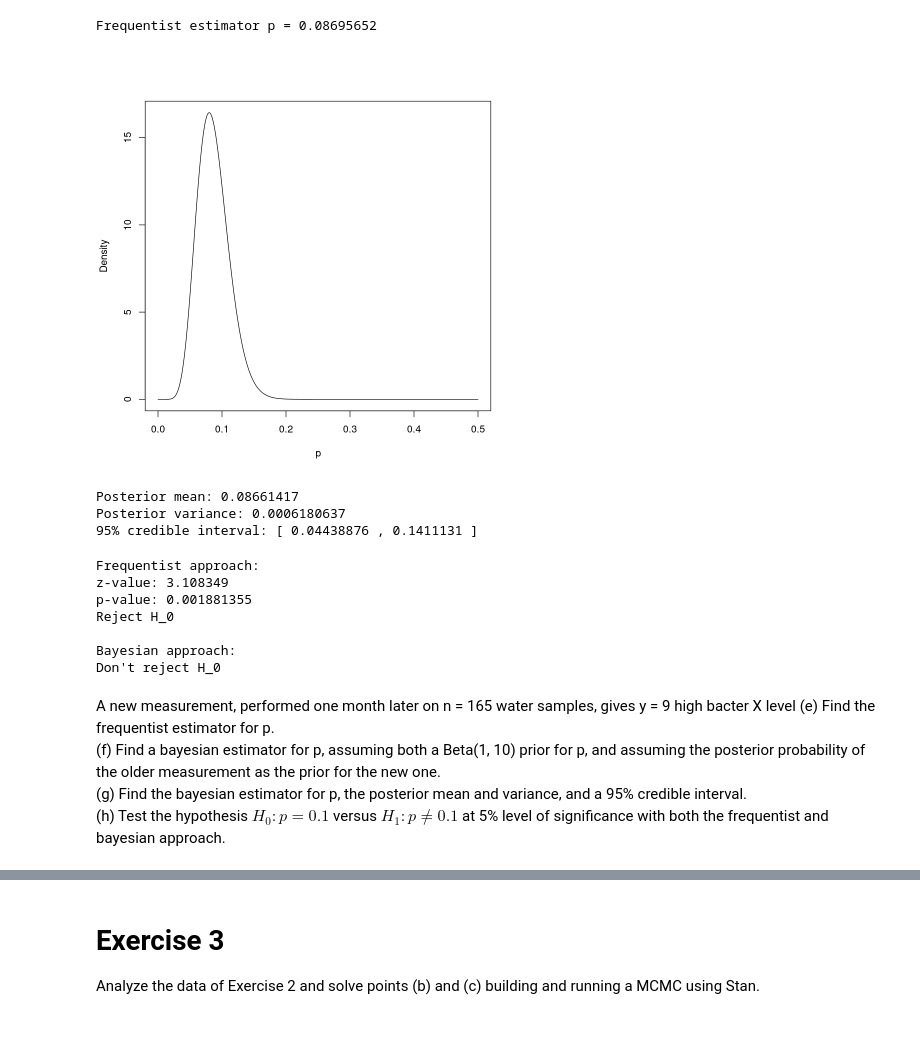
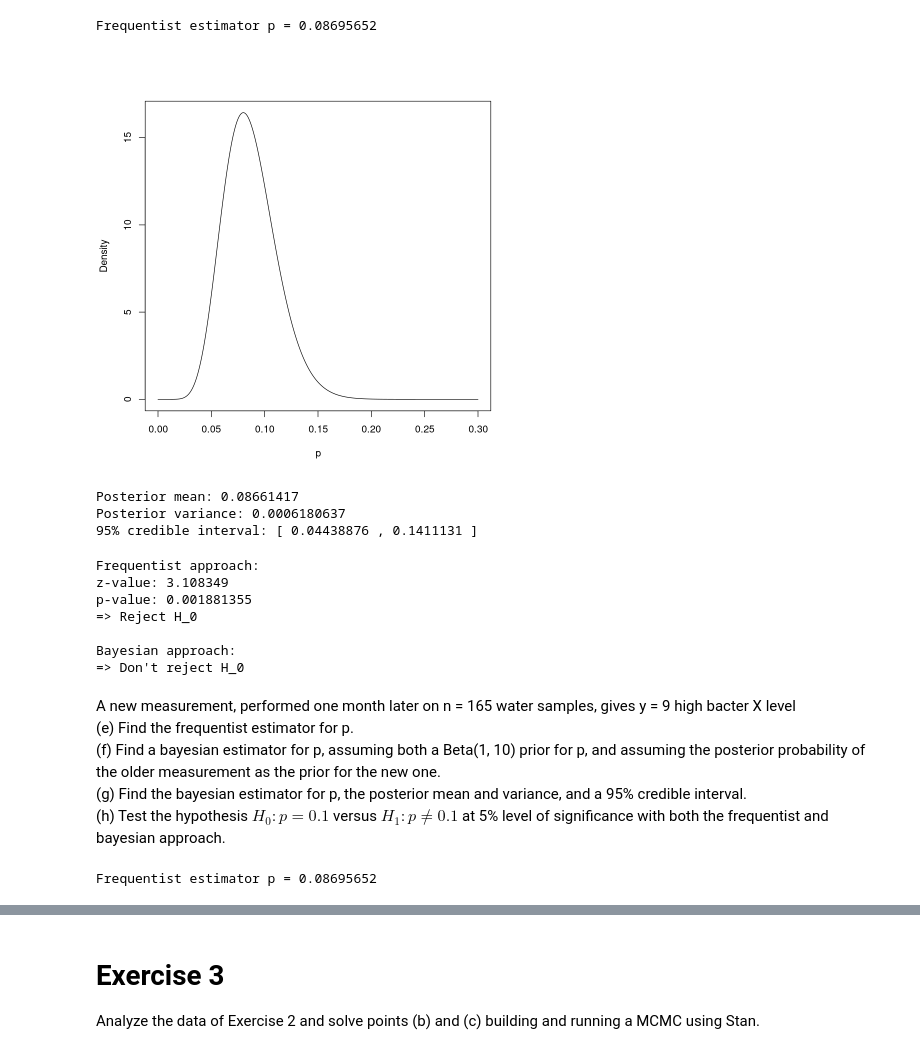
Before and after one commit to AlbertoCasellato/AdvancedStatistics, a Jupyter notebook: Ex6/AlbertoCasellato_Lab6.ipynb, the cells around one changed output, grey strips where cells are left out. Saved outputs shown, nothing was run; the diff lists cells and outputs as text; code cells hidden in the pictures.

```diff
--- a/Ex6/AlbertoCasellato_Lab6.ipynb
+++ b/Ex6/AlbertoCasellato_Lab6.ipynb
@@ -51,13 +51,13 @@ Frequentist estimator p = 0.08695652
 # %%
 # b)
 a_post <- 1 + y
 b_post <- 11 + n - y
-list_x <- seq(0,0.5,length.out=1000)
+list_x <- seq(0,0.3,length.out=1000)
 plot(list_x, dbeta(list_x,a_post,b_post),
      type = "l", xlab = "p", ylab = "Density"
 )
 # %% [output]
-[figure, old version]
+[figure, new version]
 # %%
 # c)
 p_mean <- a_post / (a_post + b_post)
@@ -81,29 +81,37 @@ cat("Frequentist approach:")
 cat("\nz-value:", z_value)
 cat("\np-value:", p_value)
 if (p_value < 0.05) {
-    cat("\nReject H_0")
+    cat("\n=> Reject H_0")
 } else {
-    cat("\nDon't reject H_0")
+    cat("\n=> Don't reject H_0")
 }
 
 # d) bayesian
 cat("\n\nBayesian approach:")
 if (0.1 >= ci[1] & 0.1 <= ci[2]) {
-    cat("\nDon't reject H_0")
+    cat("\n=> Don't reject H_0")
 } else {
-    cat("\nReject H_0")
+    cat("\n=> Reject H_0")
 }
 # %% [output]
 Frequentist approach:
 z-value: 3.108349
 p-value: 0.001881355
-Reject H_0
+=> Reject H_0
 
 Bayesian approach:
-Don't reject H_0
+=> Don't reject H_0
 # %% [markdown]
-A new measurement, performed one month later on n = 165 water samples, gives y = 9 high bacter X level
+A new measurement, performed one month later on n = 165 water samples, gives y = 9 high bacter X level\
 (e) Find the frequentist estimator for p.\
 (f) Find a bayesian estimator for p, assuming both a Beta(1, 10) prior for p, and assuming the posterior probability of the older measurement as the prior for the new one.\
 (g) Find the bayesian estimator for p, the posterior mean and variance, and a 95% credible interval.\
 (h) Test the hypothesis $H_0: p = 0.1$ versus $H_1: p \neq 0.1$ at 5% level of significance with both the frequentist and bayesian approach.
+# %%
+# e)
+new_n <- 165
+new_y <- 9
+new_p_freq <- new_y / new_n
+cat("Frequentist estimator p =", p_freq)
+# %% [output]
+Frequentist estimator p = 0.08695652
```
Also changed, not shown: parts of 3 cells of this notebook.
